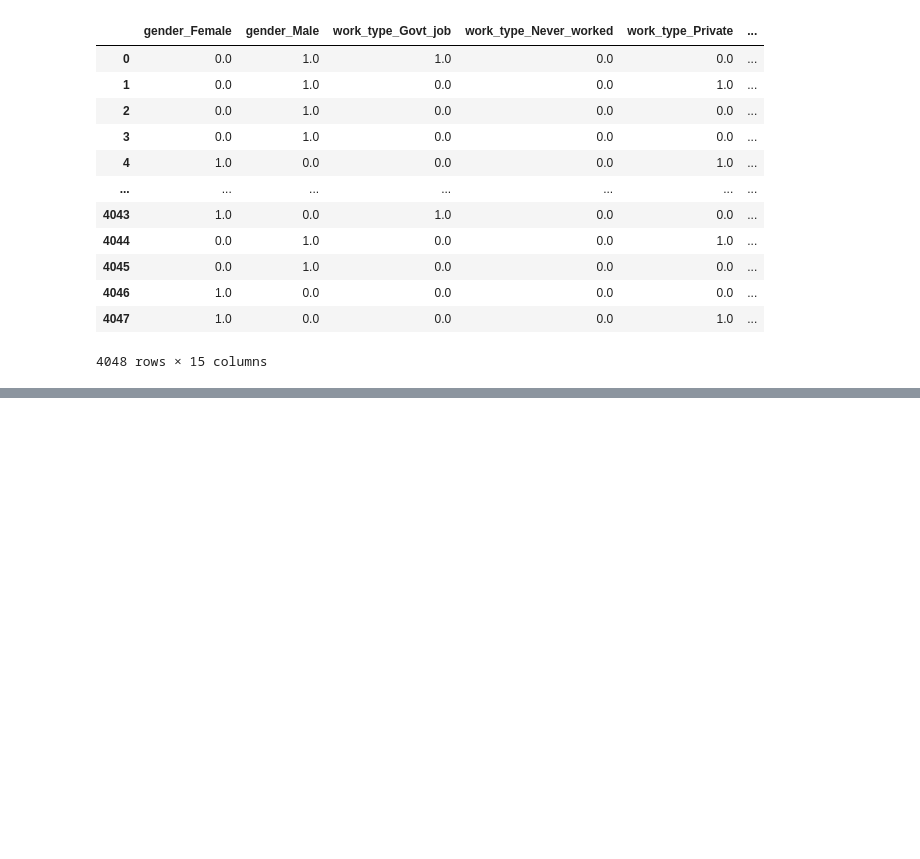
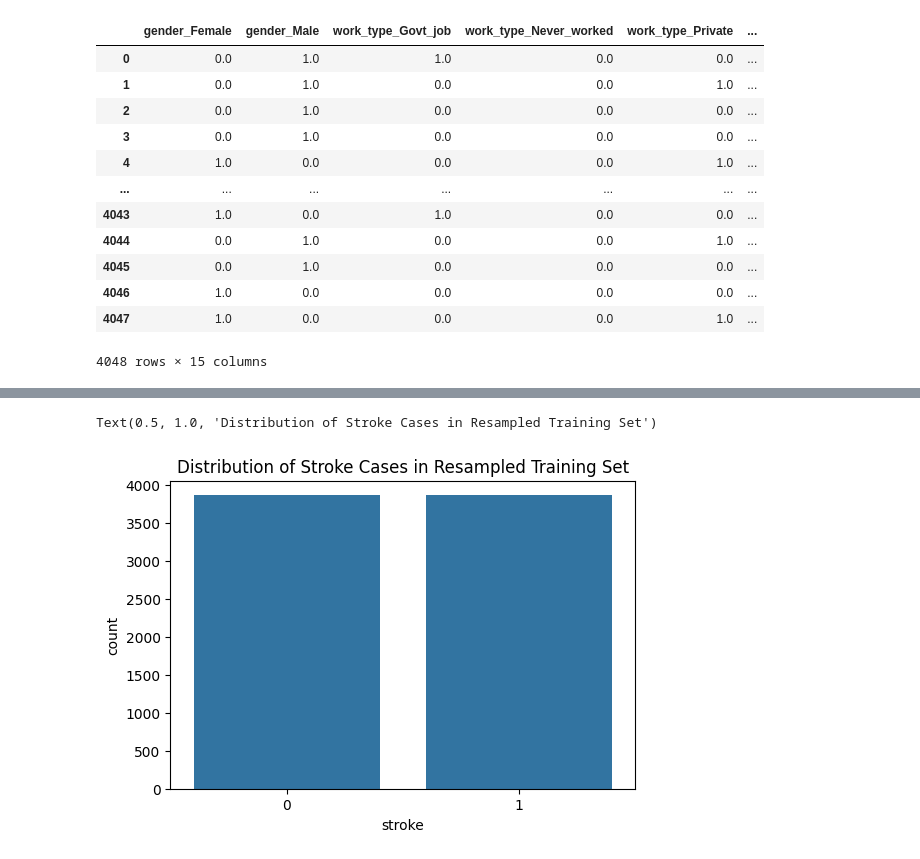
Before and after one commit to Mohamed99-Ahmed/Assignment_Route, a Jupyter notebook: ass5/index.ipynb, the cells around one changed output, grey strips where cells are left out. Saved outputs shown, nothing was run; the diff lists cells and outputs as text; code cells hidden in the pictures; blank space fills up the shorter version.

```diff
--- a/ass5/index.ipynb
+++ b/ass5/index.ipynb
@@ -413,0 +430,13 @@ x_train
+# %%
+# make oversmapling for y_train to balance the data by using SMOTE from imblearn
+
+smote = SMOTE(random_state=42)
+x_train_resampled, y_train_resampled = smote.fit_resample(x_train, y_train)
+
+# show the count of each class in y_train_resampled
+plt.figure(figsize=(6, 4))
+sns.countplot(x=y_train_resampled)
+plt.title('Distribution of Stroke Cases in Resampled Training Set')
+# %% [output]
+Text(0.5, 1.0, 'Distribution of Stroke Cases in Resampled Training Set')
+[figure, added]
```
Also changed, not shown: parts of 4 cells of this notebook.
